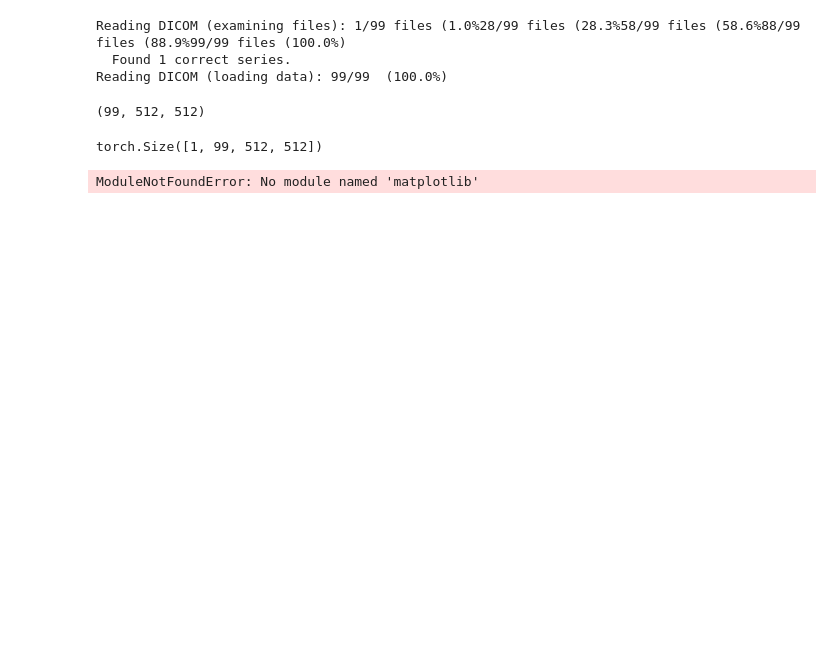
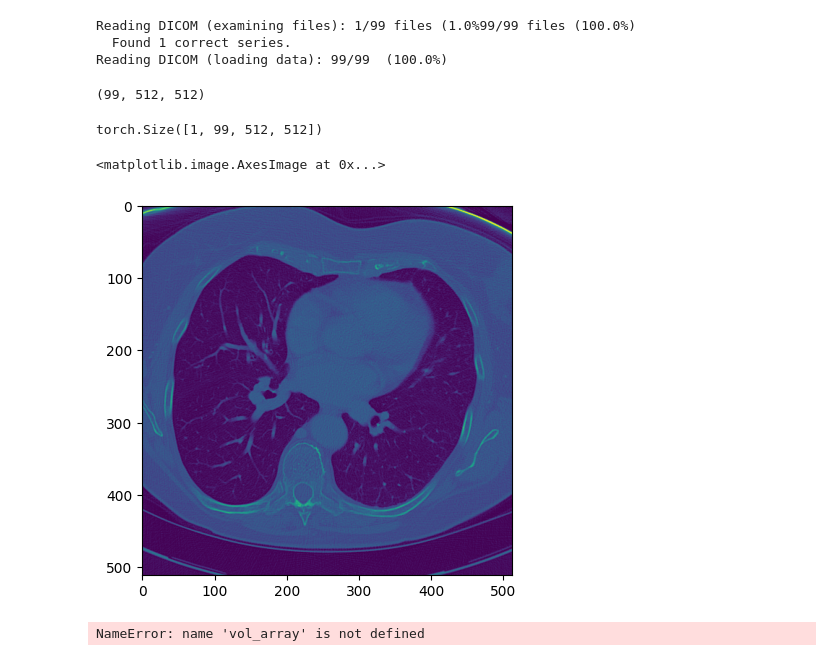
Before and after one commit to Zahid672/Code_Deep_Learning_with_Pytorch_Book, a Jupyter notebook: volumetric_ct.ipynb, the cells around one changed output. Drawn from its saved outputs; the diff is of its cells as text; code cells hidden in the pictures; blank space fills up the shorter version.

```diff
--- a/volumetric_ct.ipynb
+++ b/volumetric_ct.ipynb
@@ -6,23 +6,30 @@ torch.set_printoptions(edgeitems=2, threshold=50)
 import imageio
 
 dir_path = "data/p1ch4/volumetric-dicom/2-LUNG 3.0  B70f-04083"
-vol_array = imageio.volread(dir_path, 'DICOM')
-vol_array.shape
+vol_arr = imageio.volread(dir_path, 'DICOM')
+vol_arr.shape
 # %% [output]
-Reading DICOM (examining files): 1/99 files (1.0%28/99 files (28.3%58/99 files (58.6%88/99 files (88.9%99/99 files (100.0%)
+Reading DICOM (examining files): 1/99 files (1.0%99/99 files (100.0%)
   Found 1 correct series.
 Reading DICOM (loading data): 99/99  (100.0%)
 (99, 512, 512)
+# %%
+volu = torch.from_numpy(vol_arr).float()
+volu = torch.unsqueeze(volu, 0)
+
+volu.shape
+# %% [output]
+torch.Size([1, 99, 512, 512])
 # %%
-vol = torch.from_numpy(vol_array).float()
-vol = vol.unsqueeze(0)
+import matplotlib.pyplot as plt
 
-vol.shape
+plt.imshow(vol_arr[50])
 # %% [output]
-torch.Size([1, 99, 512, 512])
+<matplotlib.image.AxesImage at 0x...>
+[figure, added]
 # %%
 import matplotlib.pyplot as plt
 
 plt.imshow(vol_array[50])
 # %% [output]
-ModuleNotFoundError: No module named 'matplotlib'
+NameError: name 'vol_array' is not defined
```
Also changed, not shown: 3 other files.
